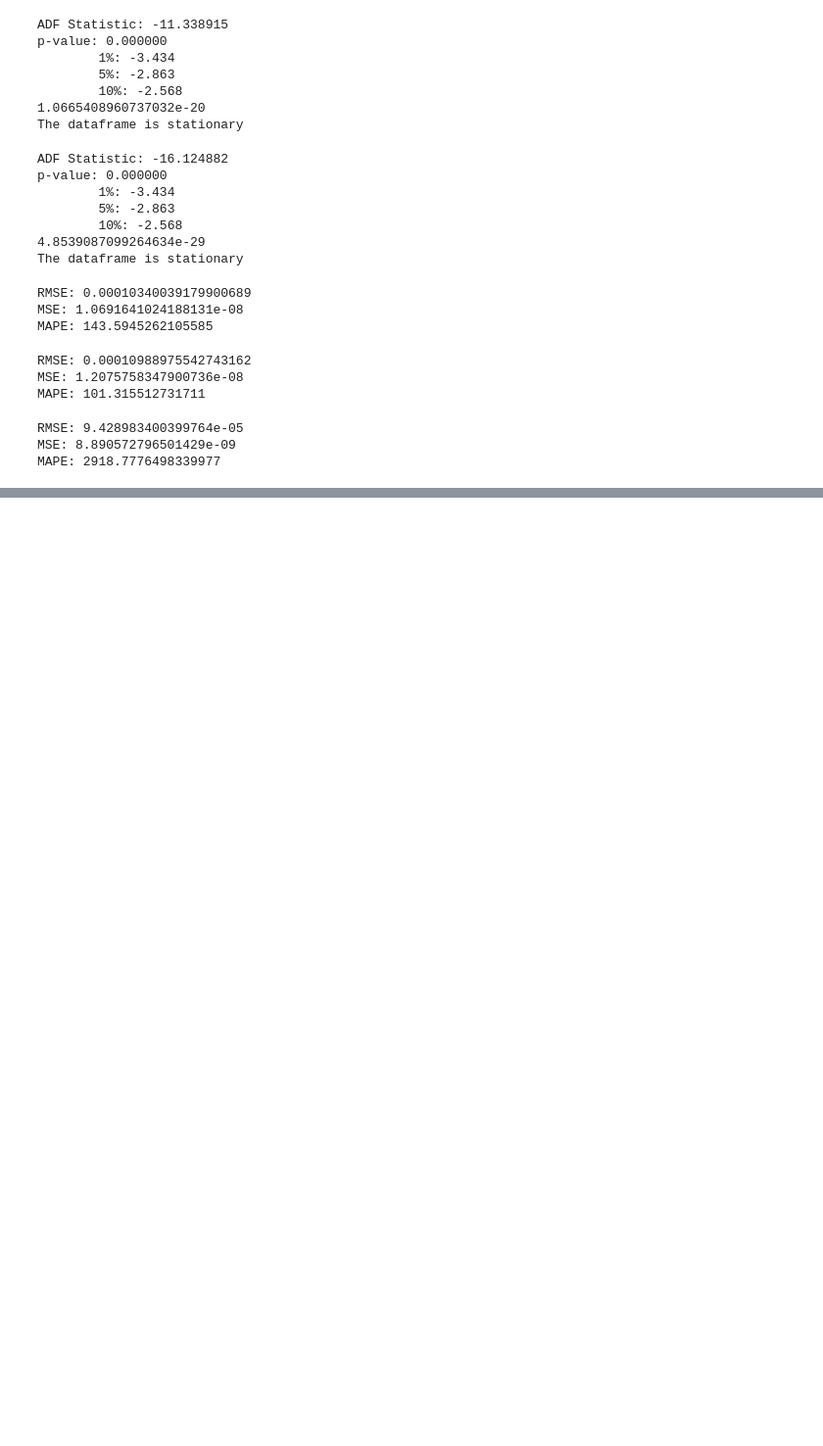
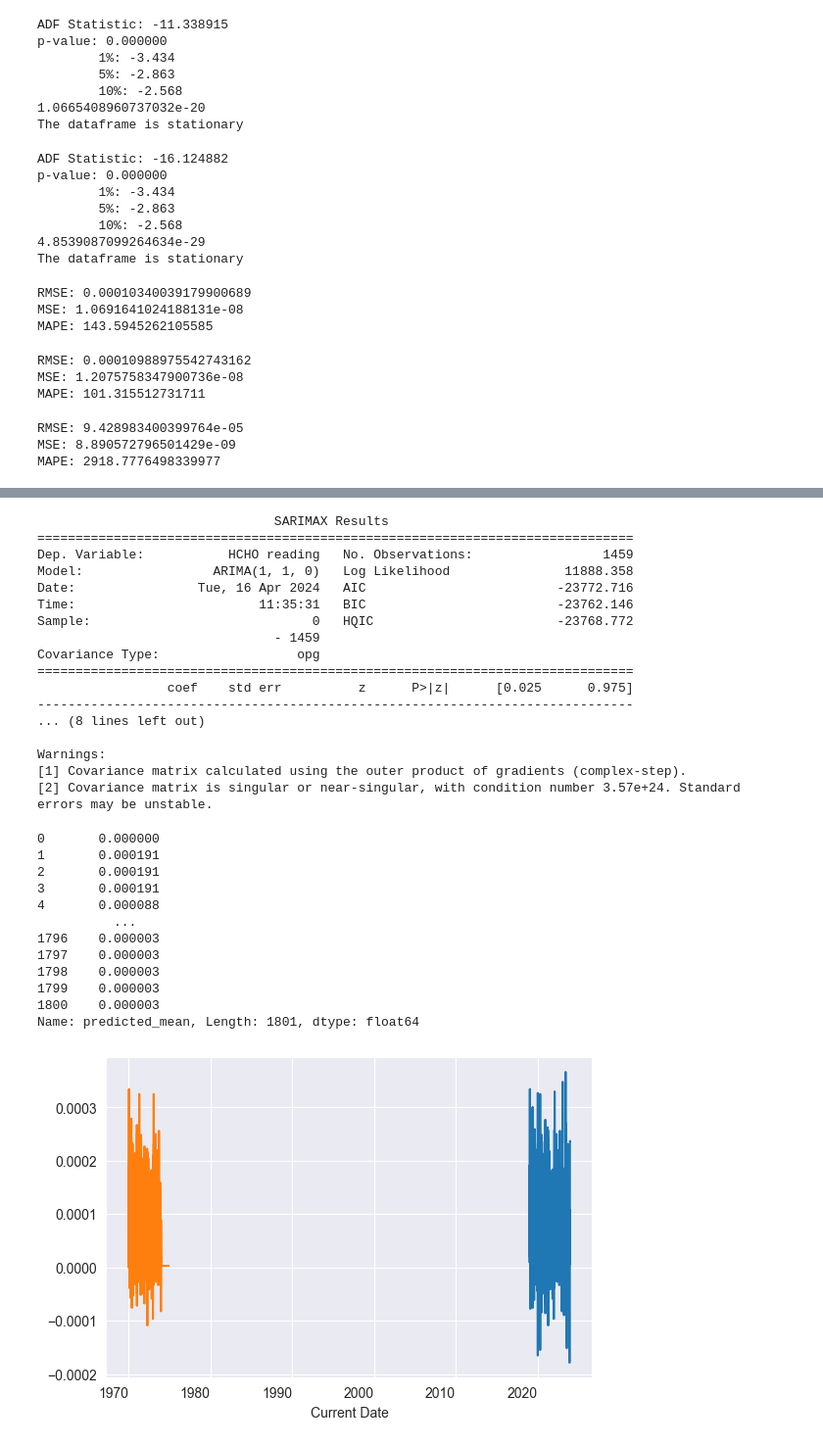
Before and after one commit to VanujaDesilva/Analyzing-HCHO-Gas-Levels-in-Sri-Lanka, a Jupyter notebook: DataPreProcessing.ipynb, the cells around one changed output, grey strips where cells are left out. Shown at 98% size. Saved outputs shown, nothing was run; the diff lists cells and outputs as text; code cells hidden in the pictures; blank space fills up the shorter version.

```diff
--- a/DataPreProcessing.ipynb
+++ b/DataPreProcessing.ipynb
@@ -124,6 +136,10 @@ nuwaraEliya_df
 | 5476 | NaN | Nuwara Eliya Proper | 2023-12-30 | 2023-12-31 |
 | 5477 | NaN | Nuwara Eliya Proper | 2023-12-31 | 2024-01-01 |
 1826 rows × 4 columns
+# %%
+nuwaraEliya_df= nuwaraEliya_df.drop(columns=['Next Date'])
+nuwaraEliya_df["Current Date"] = pd.to_datetime(nuwaraEliya_df["Current Date"])
+nuwaraEliya_df.set_index("Current Date", inplace=True)
 # %%
 kandy_df
 # %% [output]
@@ -871,36 +803,47 @@ plt.show()
 # %%
-# Assuming your dataframe is named 'colombo_df'
-# Load data up to July 2023
-nuwaraEliya_df = nuwaraEliya_df[nuwaraEliya_df['Current Date'] <= '2023-07-31']
+# Split data into training and testing sets
+train_size = int(len(nuwaraEliya_df) * 0.8)
+train_data, test_data = nuwaraEliya_df[0:train_size], nuwaraEliya_df[train_size:]
 
-# Split data into training and testing sets (July month)
-train_data = nuwaraEliya_df[nuwaraEliya_df['Current Date'] < '2023-07-01']
-test_data = nuwaraEliya_df[nuwaraEliya_df['Current Date'] >= '2023-07-01']
-
-# Identify the HCHO column
-hcho_column = 'HCHO reading'  # Replace with the actual column name for HCHO values
-
-# Define ARIMA model (replace the order with best fit for your data)
-model = ARIMA(train_data[hcho_column], order=(5, 1, 1))
+# Define ARIMA model
+model = ARIMA(train_data['HCHO reading'], order=(1, 1, 0))
 model_fit = model.fit()
 
-# Predict HCHO values for July month
-predicted_values = model_fit.forecast(steps=len(test_data))
+forecast = model_fit.predict(start= 0)
+print(model_fit.summary())
 
-# Prepare data for graphs
-actual_values = test_data[hcho_column].tolist()
-dates = test_data['Current Date'].tolist()
-
-# Create the first graph (Actual vs Predicted HCHO values)
-import matplotlib.pyplot as plt
-
-plt.figure(figsize=(10, 6))
-plt.plot(dates, actual_values, marker='o', label='Actual HCHO')
-plt.plot(dates, predicted_values, marker='x', label='Predicted HCHO')
-plt.title('Actual vs Predicted HCHO Values in July')
-plt.xlabel('Date')
-plt.ylabel('HCHO Value')
-plt.legend()
-plt.grid(True)
-plt.show()
+nuwaraEliya_df["HCHO reading"].plot()
+forecast.plot()
+forecast
+# %% [output]
+                               SARIMAX Results
+==============================================================================
+Dep. Variable:           HCHO reading   No. Observations:                 1459
+Model:                 ARIMA(1, 1, 0)   Log Likelihood               11888.358
+Date:                Tue, 16 Apr 2024   AIC                         -23772.716
+Time:                        11:35:31   BIC                         -23762.146
+Sample:                             0   HQIC                        -23768.772
+                               - 1459
+Covariance Type:                  opg
+==============================================================================
+                 coef    std err          z      P>|z|      [0.025      0.975]
+------------------------------------------------------------------------------
+... (8 lines left out)
+
+Warnings:
+[1] Covariance matrix calculated using the outer product of gradients (complex-step).
+[2] Covariance matrix is singular or near-singular, with condition number 3.57e+24. Standard errors may be unstable.
+0       0.000000
+1       0.000191
+2       0.000191
+3       0.000191
+4       0.000088
+          ...
+1796    0.000003
+1797    0.000003
+1798    0.000003
+1799    0.000003
+1800    0.000003
+Name: predicted_mean, Length: 1801, dtype: float64
+[figure, added]
 # %%
```
Also changed, not shown: parts of 36 cells of this notebook.
